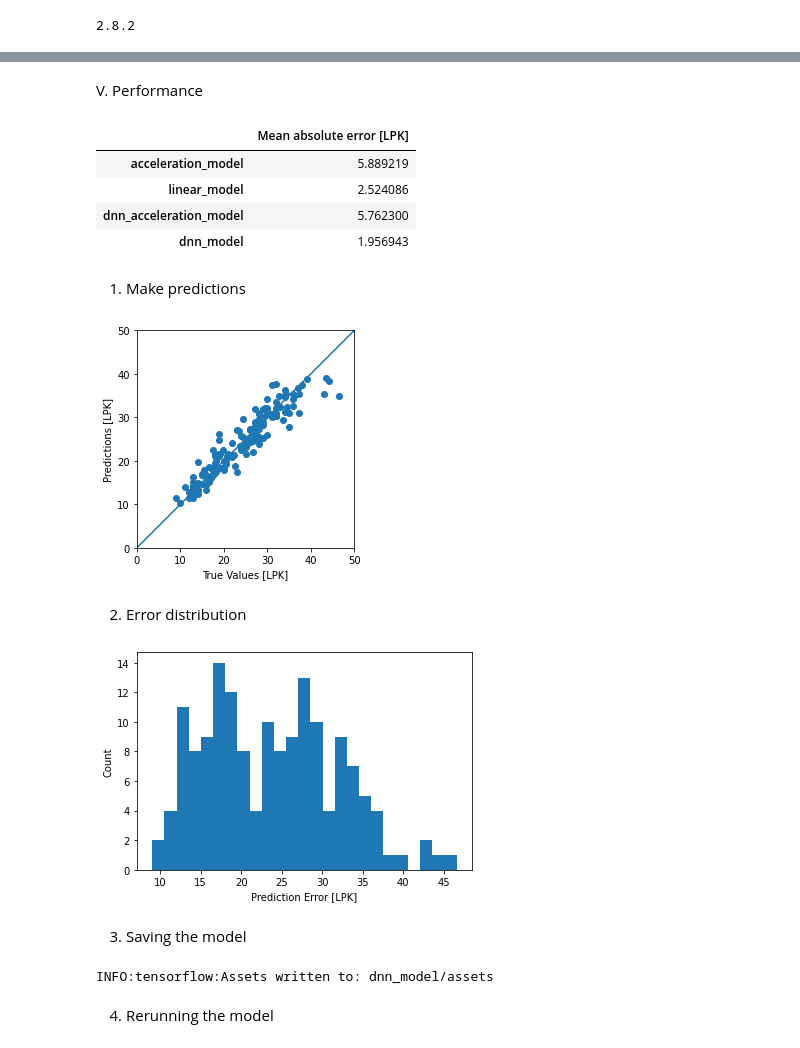
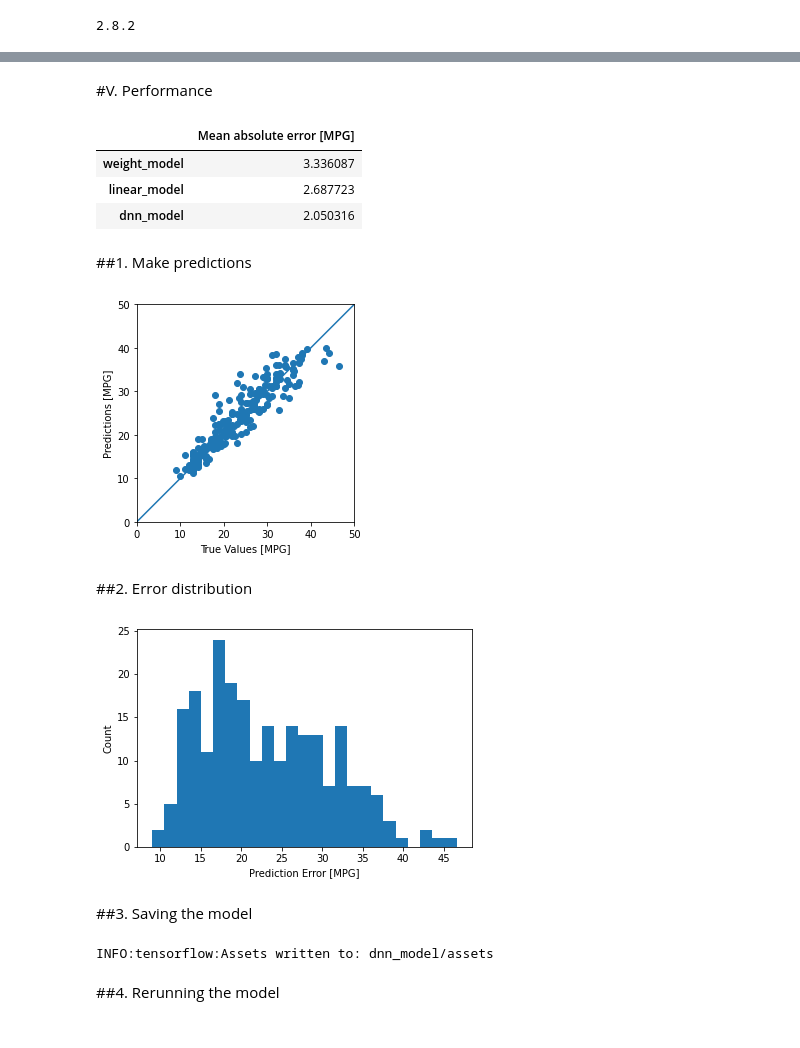
Before and after one commit to SuperYoungCoder/Machine-Learning-with-Python-Tensorflow, a Jupyter notebook: linear_regression.ipynb, the cells around one changed output, grey strips where cells are left out. Saved outputs shown, nothing was run; the diff lists cells and outputs as text; code cells hidden in the pictures.

```diff
--- a/linear_regression.ipynb
+++ b/linear_regression.ipynb
@@ -28,7 +27,7 @@ print(tf.__version__)
 # %%
-# The Auto MPG dataset - get the data
+# The Auto MPG dataset
 url = 'http://archive.ics.uci.edu/ml/machine-learning-databases/auto-mpg/auto-mpg.data'
-column_names = ['LPK', 'Cylinders', 'Displacement', 'Horsepower', 'Weight',
+column_names = ['MPG', 'Cylinders', 'Displacement', 'Horsepower', 'Weight',
                 'Acceleration', 'Model Year', 'Origin']
 
 raw_dataset = pd.read_csv(url, names=column_names,
@@ -36,5 +35,5 @@ raw_dataset = pd.read_csv(url, names=column_names,
                           sep=' ', skipinitialspace=True)
 
 dataset = raw_dataset.copy()
-dataset.tail()
+dataset.head()
 # %% [output]
@@ -82,5 +79,5 @@ See the caveats in the documentation: https://pandas.pydata.org/pandas-docs/stab
 # %%
-train_dataset = dataset.sample(frac=0.6, random_state=0)
+train_dataset = dataset.sample(frac=0.4, random_state=0)
 test_dataset = dataset.drop(train_dataset.index)
 print(train_dataset)
 print(test_dataset)
@@ -130,6 +127,6 @@ train_dataset.describe().transpose()
 
 train_features = train_dataset.copy()
 test_features = test_dataset.copy()
-train_labels = train_features.pop('LPK')
-test_labels = test_features.pop('LPK')
+train_labels = train_features.pop('MPG')
+test_labels = test_features.pop('MPG')
 # %% [markdown]
@@ -455,50 +449,49 @@ Wall time: 7.68 s
 # %%
 test_results['dnn_model'] = dnn_model.evaluate(test_features, test_labels, verbose=0)
-# %% [markdown]
-V. Performance
+# %% [markdown]
+#V. Performance
 # %%
 # Performance
-pd.DataFrame(test_results, index=['Mean absolute error [LPK]']).T
+pd.DataFrame(test_results, index=['Mean absolute error [MPG]']).T
 # %% [output]
-|  | Mean absolute error [LPK] |
-| acceleration_model | 5.889219 |
-| linear_model | 2.524086 |
-| dnn_acceleration_model | 5.762300 |
-| dnn_model | 1.956943 |
+|  | Mean absolute error [MPG] |
+| weight_model | 3.336087 |
+| linear_model | 2.687723 |
+| dnn_model | 2.050316 |
 # %% [markdown]
-1. Make predictions
+##1. Make predictions
 # %%
 # Make Predictions
 test_predictions = dnn_model.predict(test_features).flatten()
 a = plt.axes(aspect='equal')
 plt.scatter(test_labels, test_predictions)
-plt.xlabel('True Values [LPK]')
-plt.ylabel('Predictions [LPK]')
+plt.xlabel('True Values [MPG]')
+plt.ylabel('Predictions [MPG]')
 lims = [0, 50]
 plt.xlim(lims)
 plt.ylim(lims)
 _ = plt.plot(lims, lims)
 # %% [output]
-[figure, old version]
+[figure, new version]
 # %% [markdown]
-2. Error distribution
+##2. Error distribution
 # %%
 # Error distribution
 error = rest_predictions = test_labels
 plt.hist(error, bins=25)
-plt.xlabel('Prediction Error [LPK]')
+plt.xlabel('Prediction Error [MPG]')
 _ = plt.ylabel('Count')
 # %% [output]
-[figure, old version]
+[figure, new version]
 # %% [markdown]
-3. Saving the model
+##3. Saving the model
 # %%
 # Saving the model
 dnn_model.save('dnn_model')
 # %% [output]
 INFO:tensorflow:Assets written to: dnn_model/assets
 # %% [markdown]
-4. Rerunning the model
+##4. Rerunning the model
 # %%
 # Rerunning the model
 reloaded = tf.keras.models.load_model('dnn_model')
```
Also changed, not shown: parts of 45 cells of this notebook.
